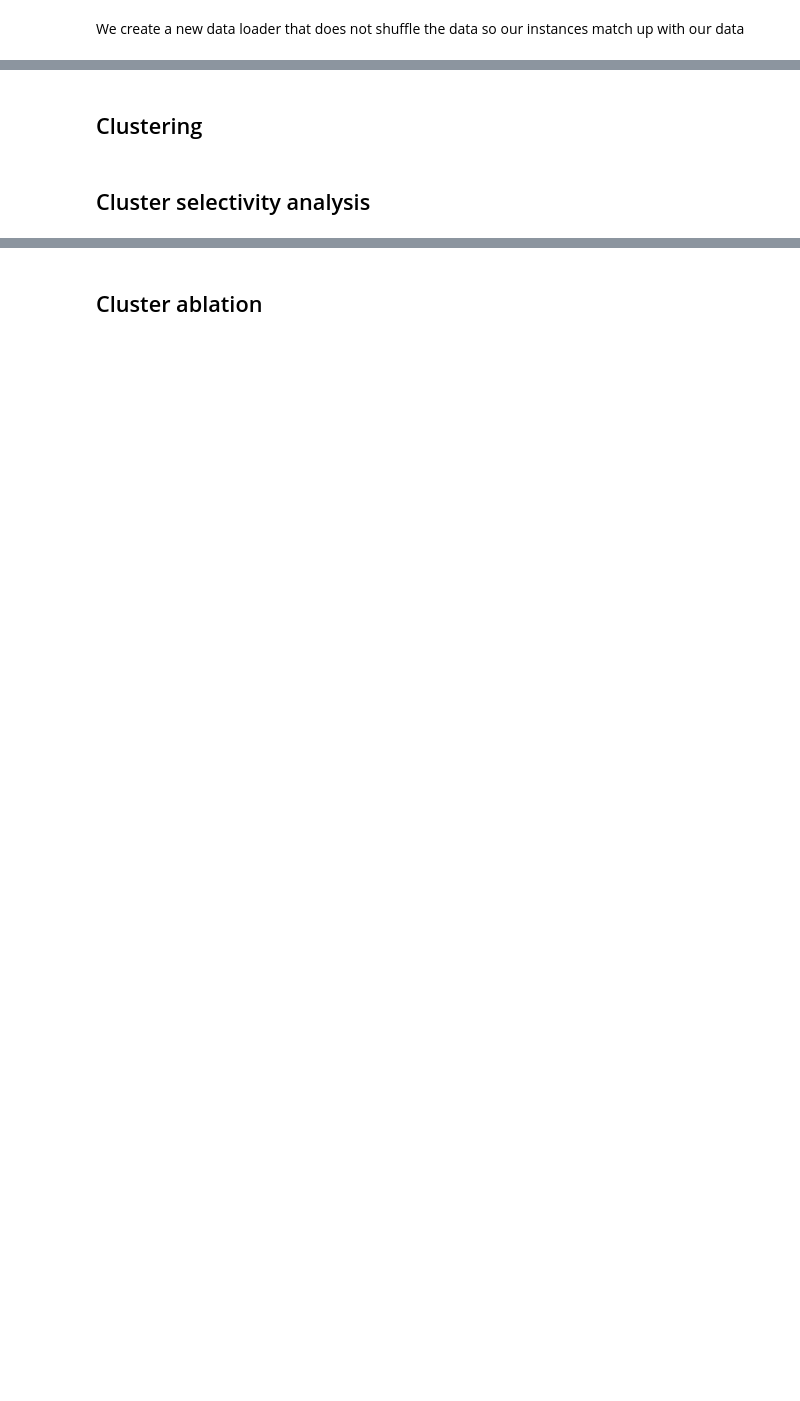
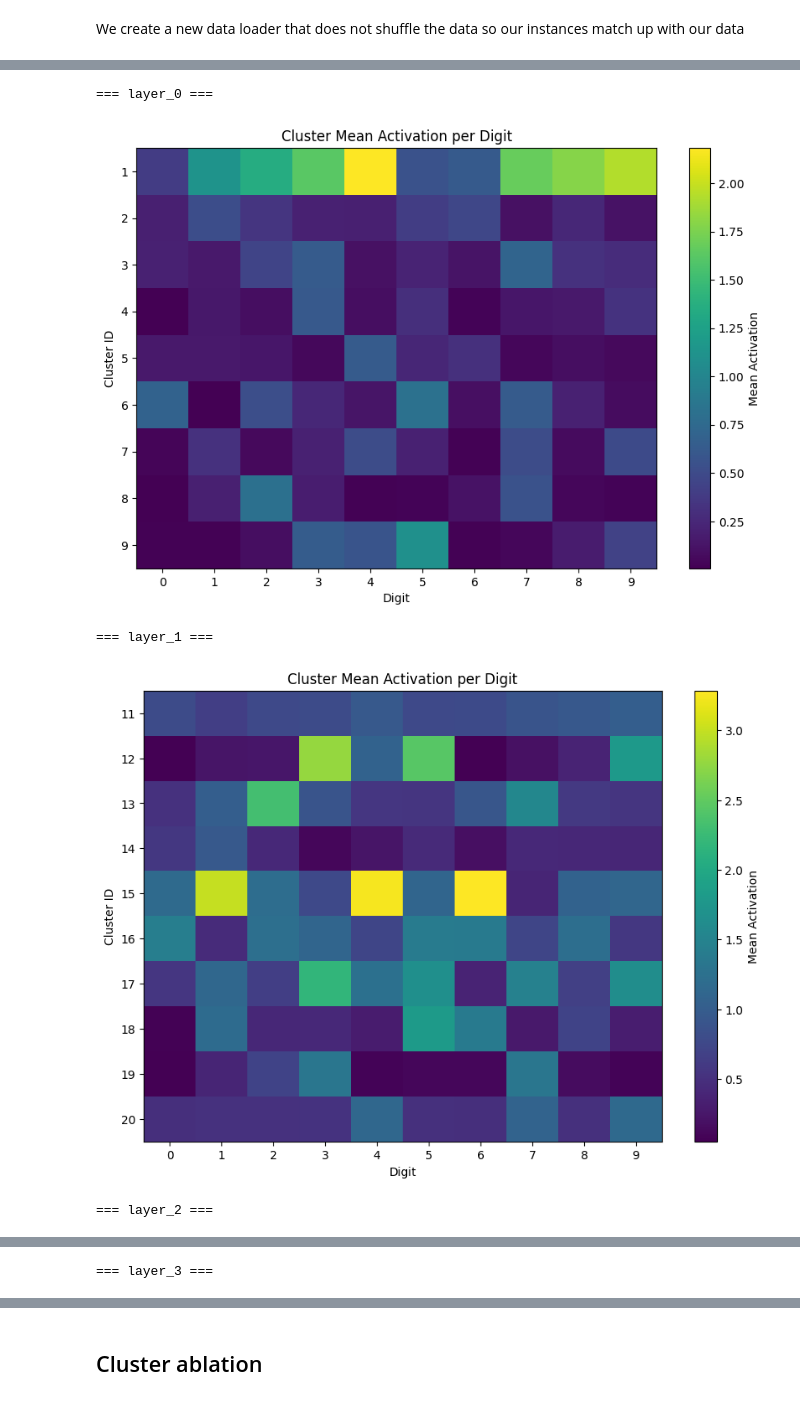
Before and after one commit to Iwe-Coumou/Project-ML, a Jupyter notebook: analysis.ipynb, the cells around one changed output, grey strips where cells are left out. Drawn from its saved outputs; the diff is of its cells as text; code cells hidden in the pictures; blank space fills up the shorter version.

```diff
--- a/analysis.ipynb
+++ b/analysis.ipynb
@@ -48,9 +76,8 @@ for key, value in layer_data_analysis.items():
 # %%
-hidden_layers = [k for k in layer_data_analysis.keys() if 'layer_' in k]
+MODE = 'per_layer'
+cluster_map, layer_mapping, all_neuron_activations = funcs.cluster_neurons(layer_data_analysis, N_CLUSTERS, mode=MODE)
 
-all_neuron_activations = []
-for layer_name in hidden_layers:
-    acts = layer_data_analysis[layer_name]['post_activation']
-    all_neuron_activations.append(acts)
-
-all_neuron_activations = torch.cat(all_neuron_activations, dim=1)
+if MODE == 'per_layer':
+    layer_cluster_map = funcs.split_clusters_by_layer(cluster_map, layer_mapping)
+else:
+    layer_cluster_map = {'full_model': cluster_map}
@@ -57,8 +85,0 @@ all_neuron_activations = torch.cat(all_neuron_activations, dim=1)
-# %%
-layer_mapping = []
-start_idx = 0
-for layer_name in hidden_layers:
-    n_neurons = layer_data_analysis[layer_name]['post_activation'].shape[1]
-    end_idx = start_idx + n_neurons
-    layer_mapping.append((layer_name, start_idx, end_idx))
-    start_idx = end_idx
@@ -70,5 +93,3 @@ for X, y in tqdm(analysis_loader):
     images.append(X)
 labels = torch.cat(labels, dim=0)
 images = torch.cat(images, dim=0)
-# %% [markdown]
-## Clustering
@@ -101,6 +96,14 @@ for neuron_idx, cluster_id in enumerate(clusters):
-# %% [markdown]
-## Cluster selectivity analysis
 # %%
-selectivity_results = funcs.compute_cluster_selectivity(cluster_map, all_neuron_activations, labels)
+selectivity_by_layer = {}
+for layer_name, layer_clusters in layer_cluster_map.items():
+    selectivity_by_layer[layer_name] = funcs.compute_cluster_selectivity(layer_clusters, all_neuron_activations, labels)
 # %%
-funcs.plot_cluster_activation_heatmap(selectivity_results)
+for layer_name, selectivity_results in selectivity_by_layer.items():
+    print(f"\n=== {layer_name} ===")
+    plots.plot_cluster_activation_heatmap(selectivity_results)
+# %% [output]
+=== layer_0 ===
+[figure, added]
+=== layer_1 ===
+[figure, added]
+=== layer_2 ===
@@ -106,0 +111 @@ funcs.plot_cluster_activation_heatmap(selectivity_results)
+=== layer_3 ===
```
Also changed, not shown: parts of 19 cells of this notebook, 4 other files.
